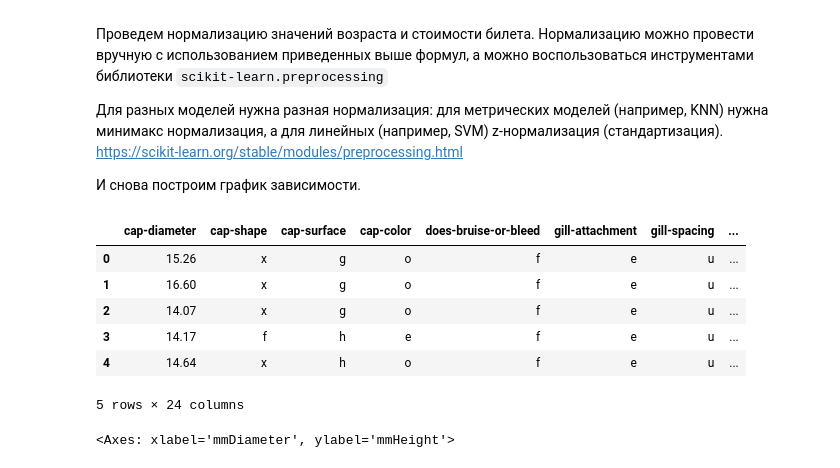
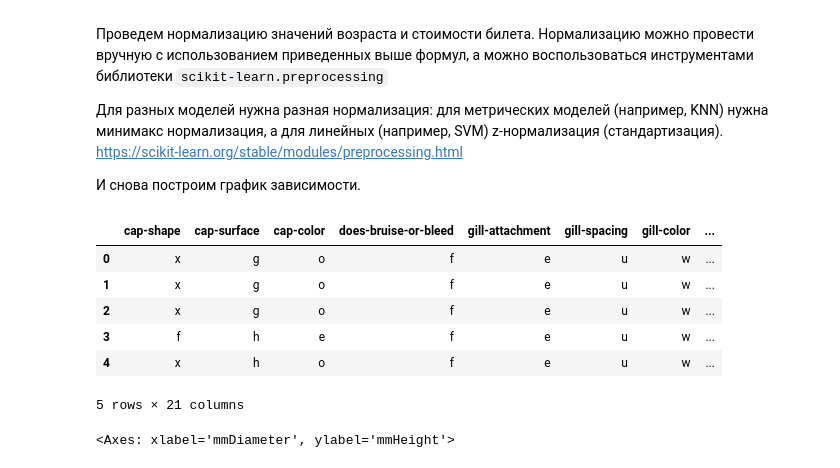
Before and after one commit to yay33/sys-tech-of-analysis-of-data, a Jupyter notebook: [1] - exploratory analysis/ФМИ_Технологии_МО_Разведочный_анализ_и_предобработка_данных.ipynb, the cells around one changed output. Saved outputs shown, nothing was run; the diff lists cells and outputs as text; code cells hidden in the pictures.

```diff
--- a/[1] - exploratory analysis/ФМИ_Технологии_МО_Разведочный_анализ_и_предобработка_данных.ipynb
+++ b/[1] - exploratory analysis/ФМИ_Технологии_МО_Разведочный_анализ_и_предобработка_данных.ipynb
@@ -337,6 +358,8 @@ season                 0.00   0.00   4.47   0.00  0.00   0.00   0.00
 # %% [markdown]
 Заменим пропуски на медианное значение. Как вы думаете, правильно ли мы делаем?
 # %%
+X['veil-type'] = X['veil-type'].fillna('n')
+
 for column in null_counts[null_counts > 0].index:
     X[column] = X[column].fillna('u')
 
@@ -474,18 +506,19 @@ $$x_{norm}=\frac{x-x_{mean}}{x_{std}}$$
 # %%
 from sklearn.preprocessing import MinMaxScaler  # StandardScaler
 
 scaler_mm = MinMaxScaler()
 
 X[['mmDiameter', 'mmHeight', 'mmWidth']] = scaler_mm.fit_transform(X[['cap-diameter', 'stem-height', 'stem-width']])
+X.drop(columns=['cap-diameter', 'stem-height', 'stem-width'], inplace=True)
 X.head()
 # %% [output]
-|  | cap-diameter | cap-shape | cap-surface | cap-color | does-bruise-or-bleed | gill-attachment | gill-spacing | ... |
-| 0 | 15.26 | x | g | o | f | e | u | ... |
-| 1 | 16.60 | x | g | o | f | e | u | ... |
-| 2 | 14.07 | x | g | o | f | e | u | ... |
-| 3 | 14.17 | f | h | e | f | e | u | ... |
-| 4 | 14.64 | x | h | o | f | e | u | ... |
+|  | cap-shape | cap-surface | cap-color | does-bruise-or-bleed | gill-attachment | gill-spacing | gill-color | ... |
+| 0 | x | g | o | f | e | u | w | ... |
+| 1 | x | g | o | f | e | u | w | ... |
+| 2 | x | g | o | f | e | u | w | ... |
+| 3 | f | h | e | f | e | u | w | ... |
+| 4 | x | h | o | f | e | u | w | ... |
-5 rows × 24 columns
+5 rows × 21 columns
 # %%
 _, axs = plt.subplots(nrows=2)
 sns.lineplot(data=X, x='cap-diameter', y='stem-height', ax=axs[0])
```
Also changed, not shown: parts of 14 cells of this notebook, 3 other files.
